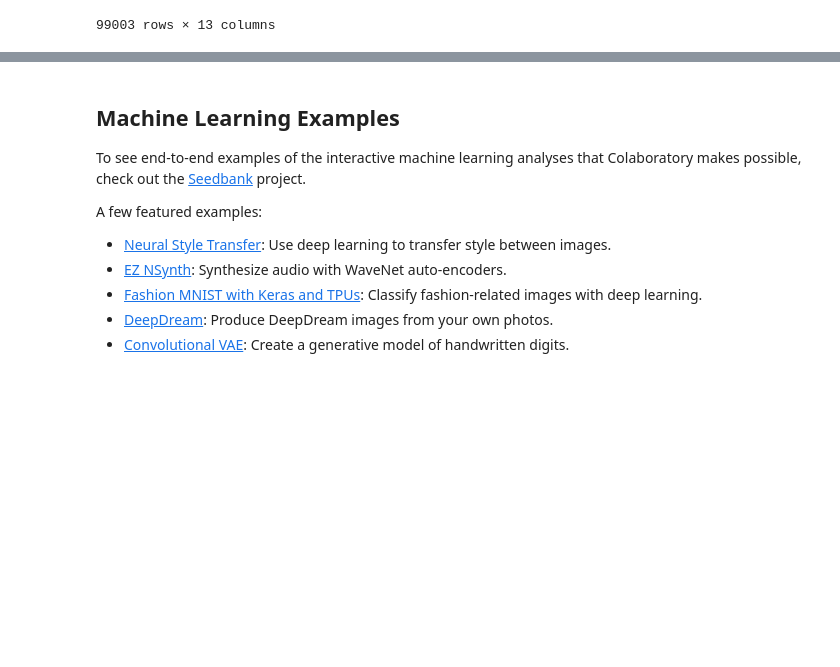
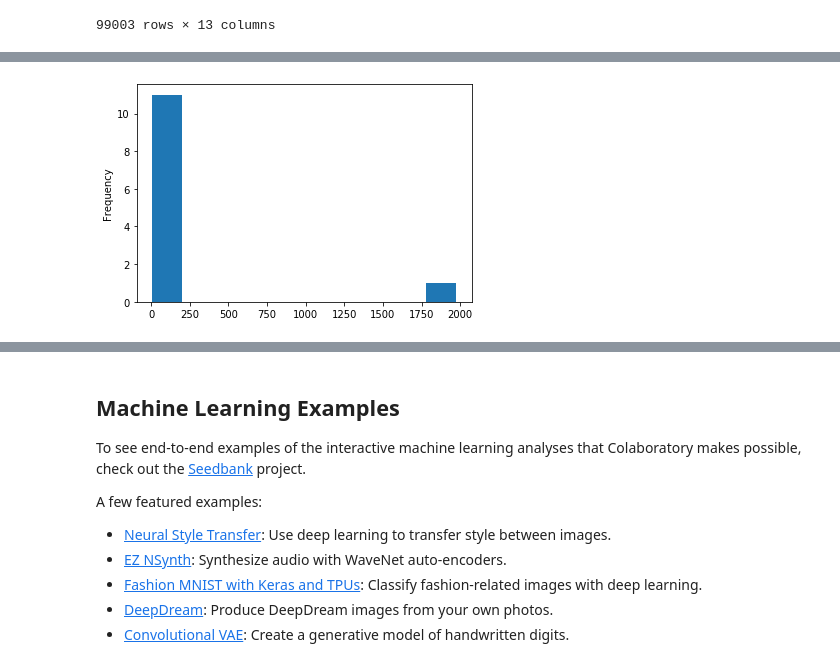
Before and after one commit to 19PA1A0474/code-era, a Jupyter notebook: HEADACHE2.ipynb, the cells around one changed output, grey strips where cells are left out. Cells and saved outputs as stored; diff of their text form; code cells hidden in the pictures; blank space fills up the shorter version.

```diff
--- a/HEADACHE2.ipynb
+++ b/HEADACHE2.ipynb
@@ -241,0 +544,6 @@ fb.isna()
+# %%
+c=fb.mean()
+c.plot(kind="hist")
+plt.show()
+# %% [output]
+[figure, added]
```
Also changed, not shown: parts of 33 cells of this notebook.
